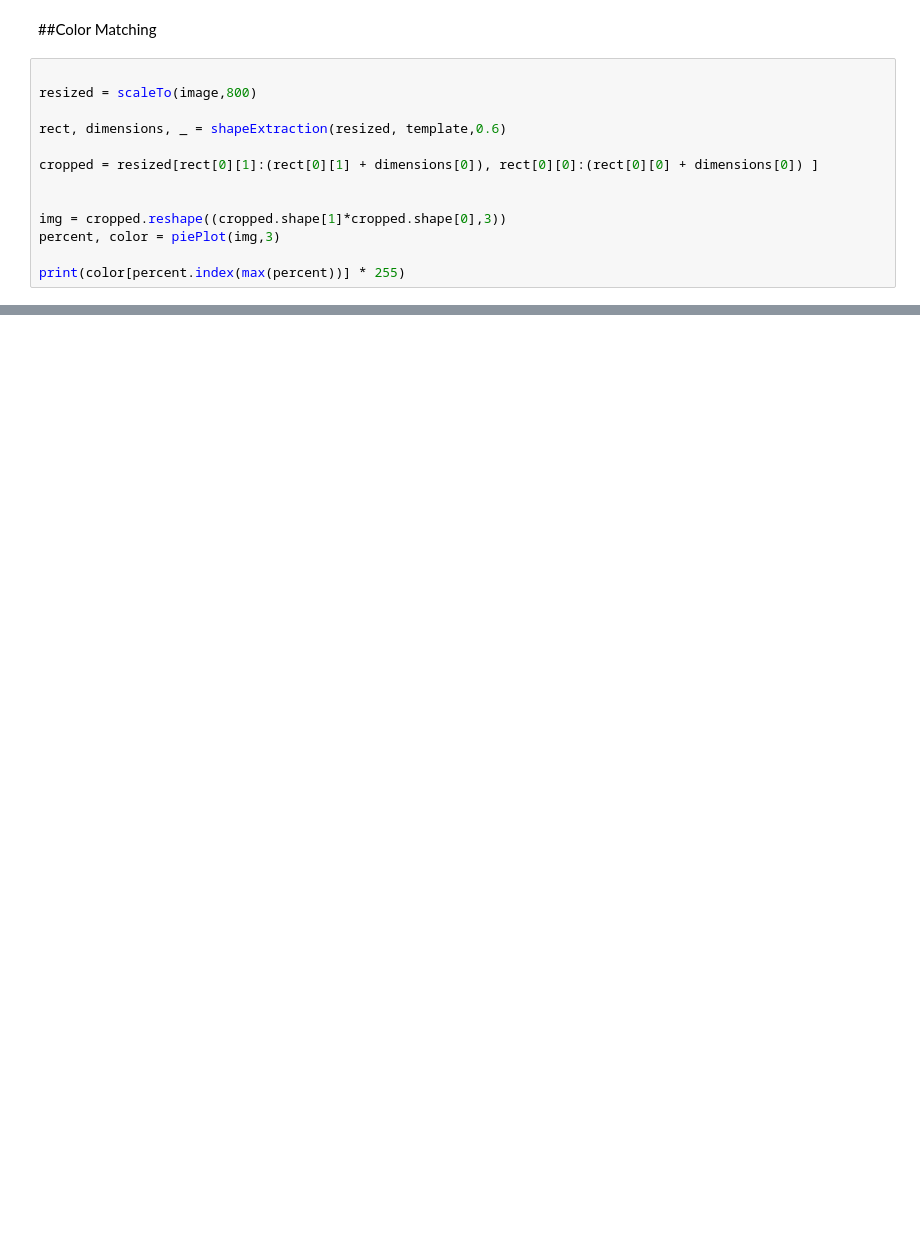
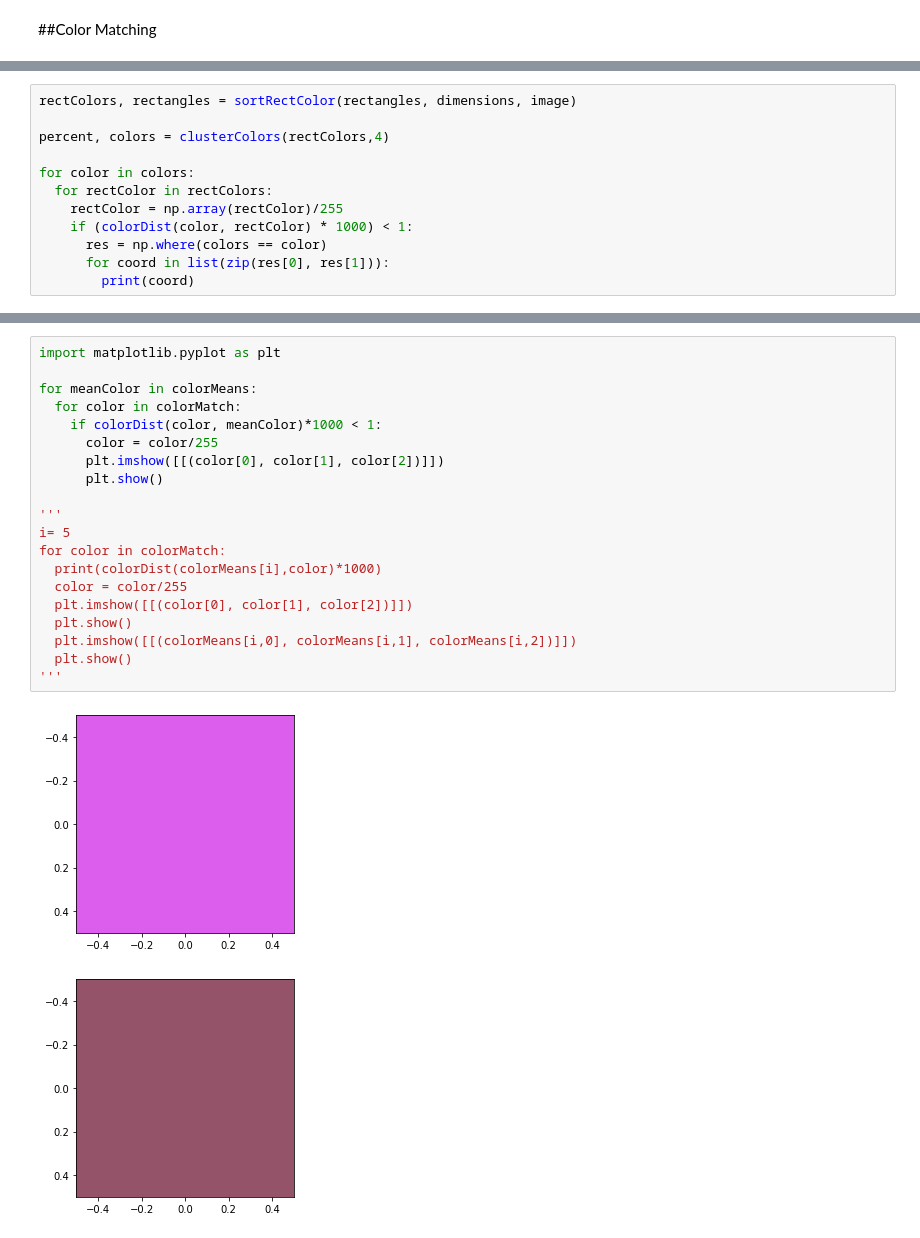
Before and after one commit to splendiferousnoctifer/qrFinderPattern, a Jupyter notebook: qr_finder_pattern.ipynb, the cells around one changed output, grey strips where cells are left out. Cells and saved outputs as stored; diff of their text form; blank space fills up the shorter version.

```diff
--- a/qr_finder_pattern.ipynb
+++ b/qr_finder_pattern.ipynb
@@ -975,15 +978,2 @@ KeyboardInterrupt: ignored
 # %% [markdown]
 ##Color Matching
-# %%
-
-resized = scaleTo(image,800)
-
-rect, dimensions, _ = shapeExtraction(resized, template,0.6)
-
-cropped = resized[rect[0][1]:(rect[0][1] + dimensions[0]), rect[0][0]:(rect[0][0] + dimensions[0]) ]
-
-
-img = cropped.reshape((cropped.shape[1]*cropped.shape[0],3))
-percent, color = piePlot(img,3)
-
-print(color[percent.index(max(percent))] * 255)
@@ -1016,0 +1027,12 @@ print(colorDist(color[0],colorMatch[4]))
+# %%
+rectColors, rectangles = sortRectColor(rectangles, dimensions, image)
+
+percent, colors = clusterColors(rectColors,4)
+
+for color in colors:
+  for rectColor in rectColors:
+    rectColor = np.array(rectColor)/255
+    if (colorDist(color, rectColor) * 1000) < 1:
+      res = np.where(colors == color)
+      for coord in list(zip(res[0], res[1])):
+        print(coord)
@@ -1016,0 +1057,23 @@ print(colorDist(color[0],colorMatch[4]))
+# %%
+import matplotlib.pyplot as plt
+
+for meanColor in colorMeans:
+  for color in colorMatch:
+    if colorDist(color, meanColor)*1000 < 1:
+      color = color/255
+      plt.imshow([[(color[0], color[1], color[2])]])
+      plt.show()
+
+'''
+i= 5
+for color in colorMatch:
+  print(colorDist(colorMeans[i],color)*1000)
+  color = color/255
+  plt.imshow([[(color[0], color[1], color[2])]])
+  plt.show()
+  plt.imshow([[(colorMeans[i,0], colorMeans[i,1], colorMeans[i,2])]])
+  plt.show()
+'''
+# %% [output]
+[figure, added]
+[figure, added]
```
Also changed, not shown: parts of 18 cells of this notebook.
